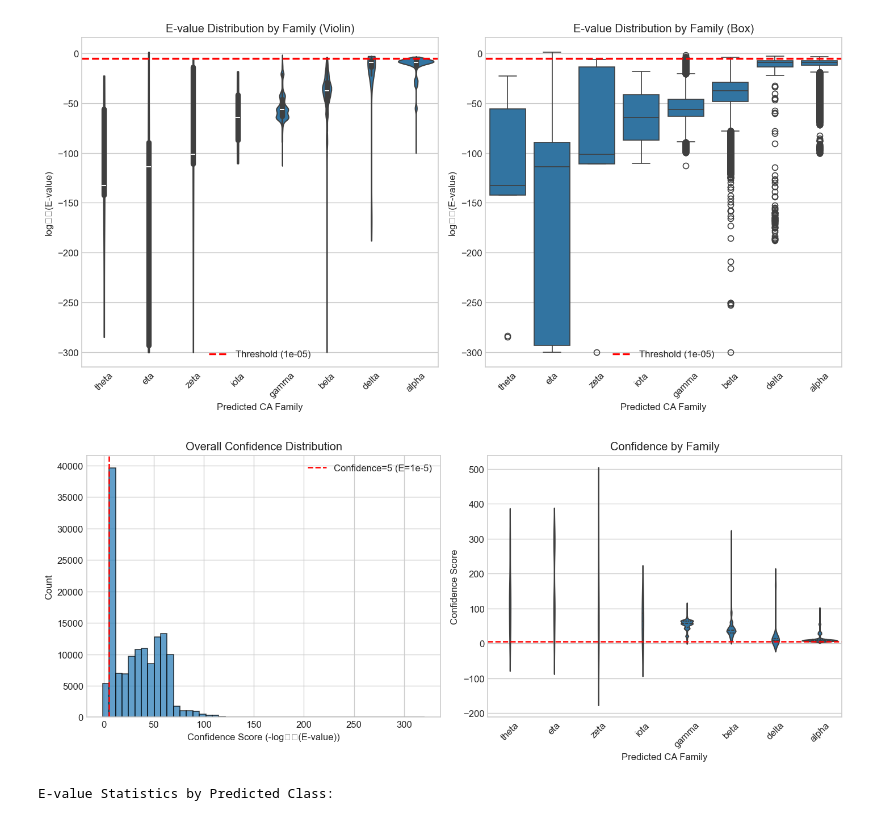
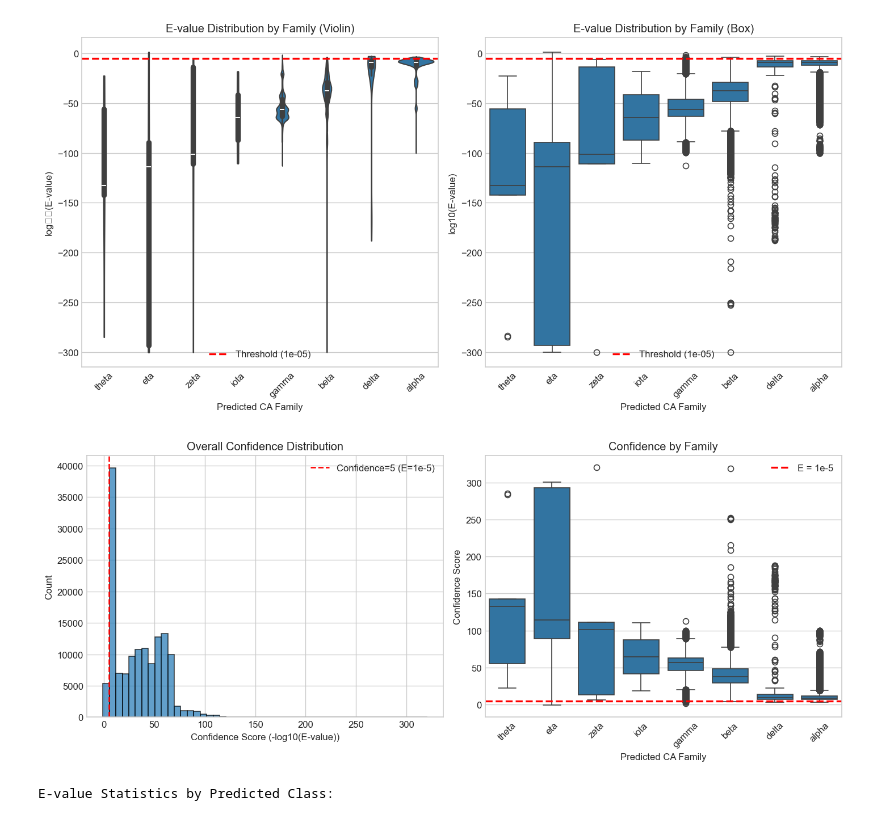
Before and after one commit to Sam-Kap1an/HHM-Profiles-for-CA-Enzymes, a Jupyter notebook: hmm_eval.ipynb, the cells around one changed output. Saved outputs shown, nothing was run; the diff lists cells and outputs as text; code cells hidden in the pictures.

Commit message:
fixing plots

```diff
--- a/hmm_eval.ipynb
+++ b/hmm_eval.ipynb
@@ -253,10 +253,15 @@ def plot_evalue_distributions(df, evalue_col='evalue', class_col='pred_class', t
     ax2 = axes[1]
     sns.boxplot(data=plot_df, x=class_col, y='log_evalue',
                 order=class_order, ax=ax2)
-    ax2.axhline(y=np.log10(threshold), color='red', linestyle='--',
-                label=f'Threshold ({threshold:.0e})', linewidth=2)
+    ax2.axhline(
+    y=5,
+    color='red',
+    linestyle='--',
+    linewidth=2,
+    label='E = 1e-5'
+)
     ax2.set_xlabel('Predicted CA Family')
-    ax2.set_ylabel('log₁₀(E-value)')
+    ax2.set_ylabel('log10(E-value)')
     ax2.set_title('E-value Distribution by Family (Box)')
     ax2.tick_params(axis='x', rotation=45)
     ax2.legend()
@@ -282,41 +287,64 @@ def plot_confidence_distribution(df, conf_col='confidence', class_col='pred_clas
 
     if len(plot_df) == 0:
         print("No data to plot.")
         return None, None
 
     fig, axes = plt.subplots(1, 2, figsize=figsize)
 
     # histo confidence scores
     ax1 = axes[0]
     ax1.hist(plot_df[conf_col], bins=50, edgecolor='black', alpha=0.7)
     ax1.axvline(x=5, color='red', linestyle='--', label='Confidence=5 (E=1e-5)')
-    ax1.set_xlabel('Confidence Score (-log₁₀(E-value))')
+    ax1.set_xlabel('Confidence Score (-log10(E-value))')
     ax1.set_ylabel('Count')
     ax1.set_title('Overall Confidence Distribution')
     ax1.legend()
 
-    # per-class violin plot
+    # # per-class violin plot
+
+    # ax2 = axes[1]
+    # class_order = (plot_df.groupby(class_col)[conf_col]
+    #                .median()
+    #                .sort_values(ascending=False)
+    #                .index.tolist())
+    # sns.violinplot(data=plot_df, x=class_col, y=conf_col,
+    #                order=class_order, ax=ax2, inner='quartile')
+    # ax2.axhline(y=5, color='red', linestyle='--', label='E=1e-5')
+    # ax2.set_xlabel('Predicted CA Family')
+    # ax2.set_ylabel('Confidence Score')
+    # ax2.set_title('Confidence by Family')
+    # ax2.tick_params(axis='x', rotation=45)
+
+
+
     ax2 = axes[1]
     class_order = (plot_df.groupby(class_col)[conf_col]
                    .median()
-                   .sort_values(ascending=False)
-                   .index.tolist())
-    sns.violinplot(data=plot_df, x=class_col, y=conf_col,
-                   order=class_order, ax=ax2, inner='quartile')
-    ax2.axhline(y=5, color='red', linestyle='--', label='E=1e-5')
+                    .sort_values(ascending=False)
+                       .index.tolist())
+    sns.boxplot(data=plot_df, x=class_col, y=conf_col,
+                order=class_order, ax=ax2)
+    ax2.axhline(
+        y=5,
+        color='red',
+        linestyle='--',
+        linewidth=2,
+        label='E = 1e-5'
+    )
     ax2.set_xlabel('Predicted CA Family')
     ax2.set_ylabel('Confidence Score')
     ax2.set_title('Confidence by Family')
     ax2.tick_params(axis='x', rotation=45)
+    ax2.legend()
 
     plt.tight_layout()
     return fig, axes
 
 if df is not None and 'confidence' in df.columns:
     fig, axes = plot_confidence_distribution(df)
     plt.show()
 # %% [output]
-[figure, old version]
+[figure, new version]
 # %%
 #e-value sum stats
 
```
